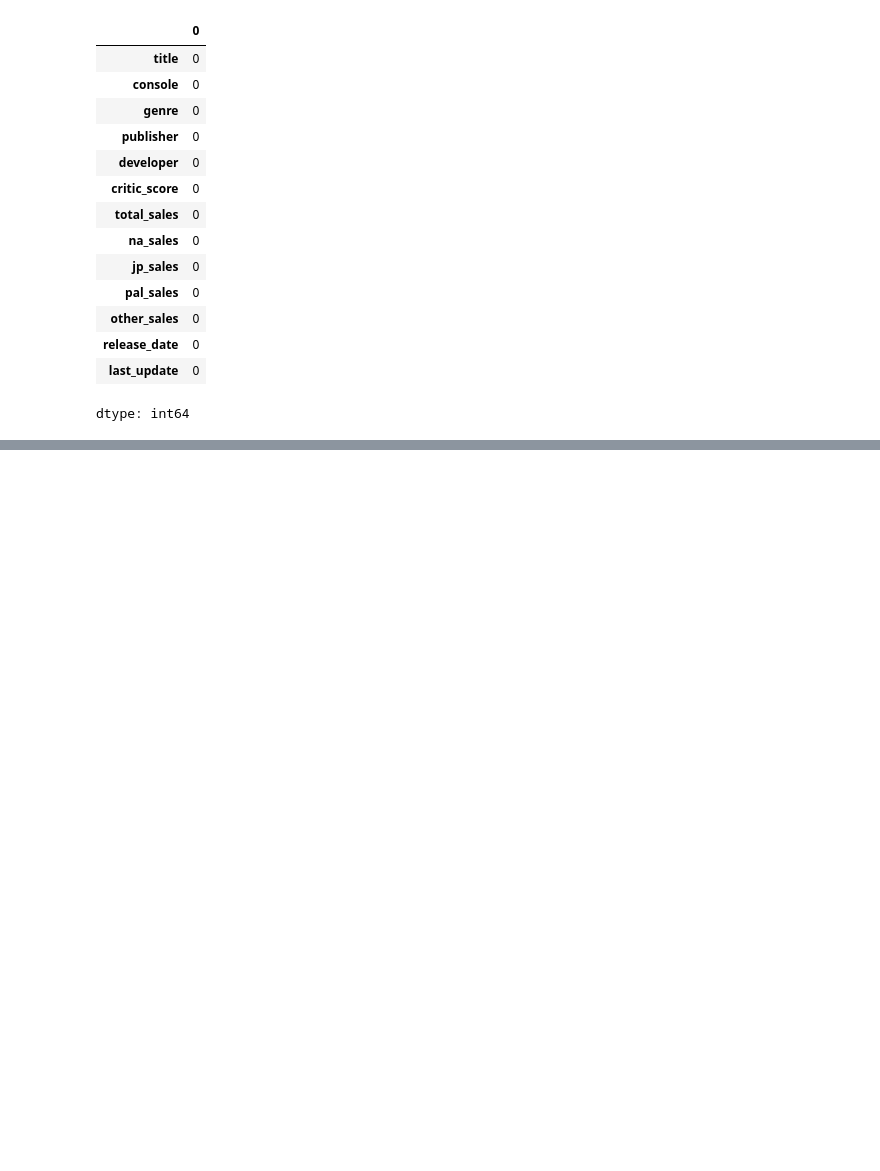
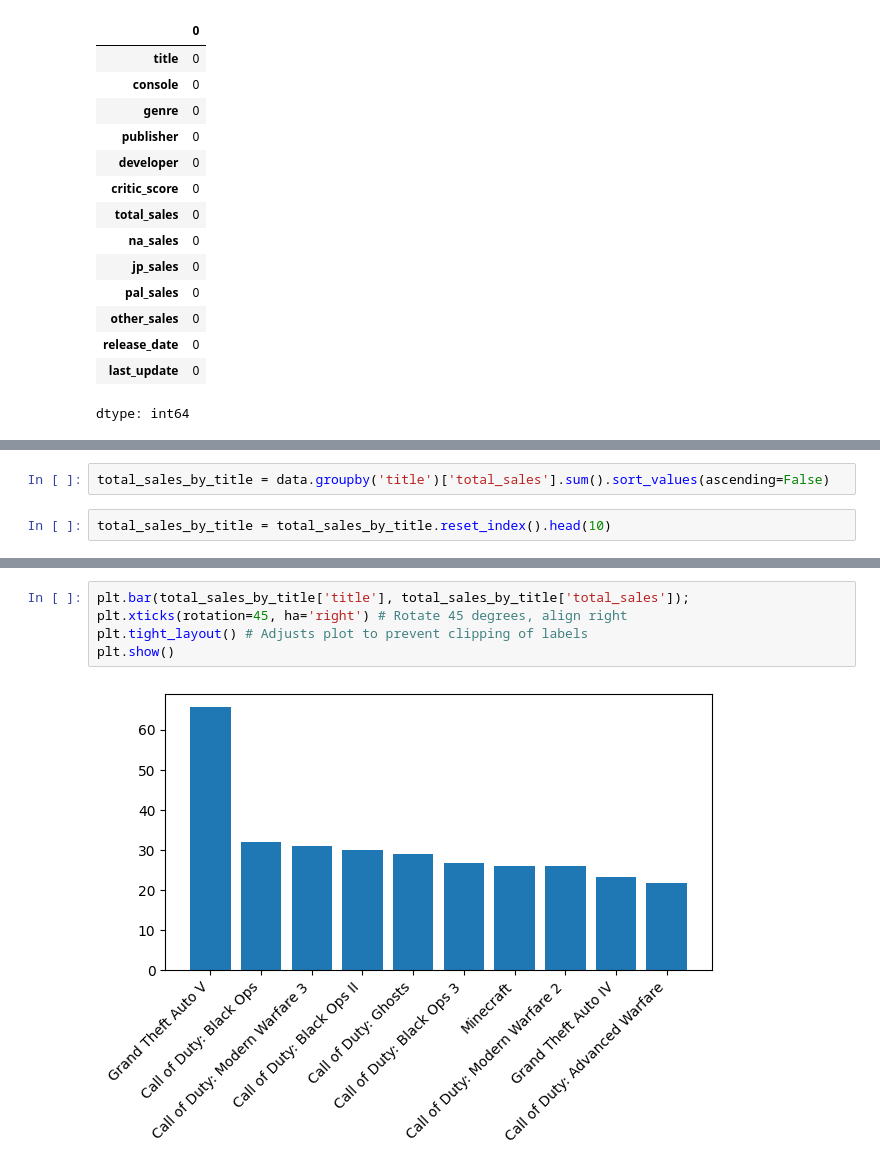
Before and after one commit to nadeemkhanrtm1/video-game-analysis, a Jupyter notebook: video_game_analysis.ipynb, the cells around one changed output, grey strips where cells are left out. Drawn from its saved outputs; the diff is of its cells as text; blank space fills up the shorter version.

```diff
--- a/video_game_analysis.ipynb
+++ b/video_game_analysis.ipynb
@@ -474,0 +480,4 @@ dtype: int64
+# %%
+total_sales_by_title = data.groupby('title')['total_sales'].sum().sort_values(ascending=False)
+# %%
+total_sales_by_title = total_sales_by_title.reset_index().head(10)
@@ -474,0 +498,7 @@ dtype: int64
+# %%
+plt.bar(total_sales_by_title['title'], total_sales_by_title['total_sales']);
+plt.xticks(rotation=45, ha='right') # Rotate 45 degrees, align right
+plt.tight_layout() # Adjusts plot to prevent clipping of labels
+plt.show()
+# %% [output]
+[figure, added]
```
Also changed, not shown: parts of 8 cells of this notebook.
